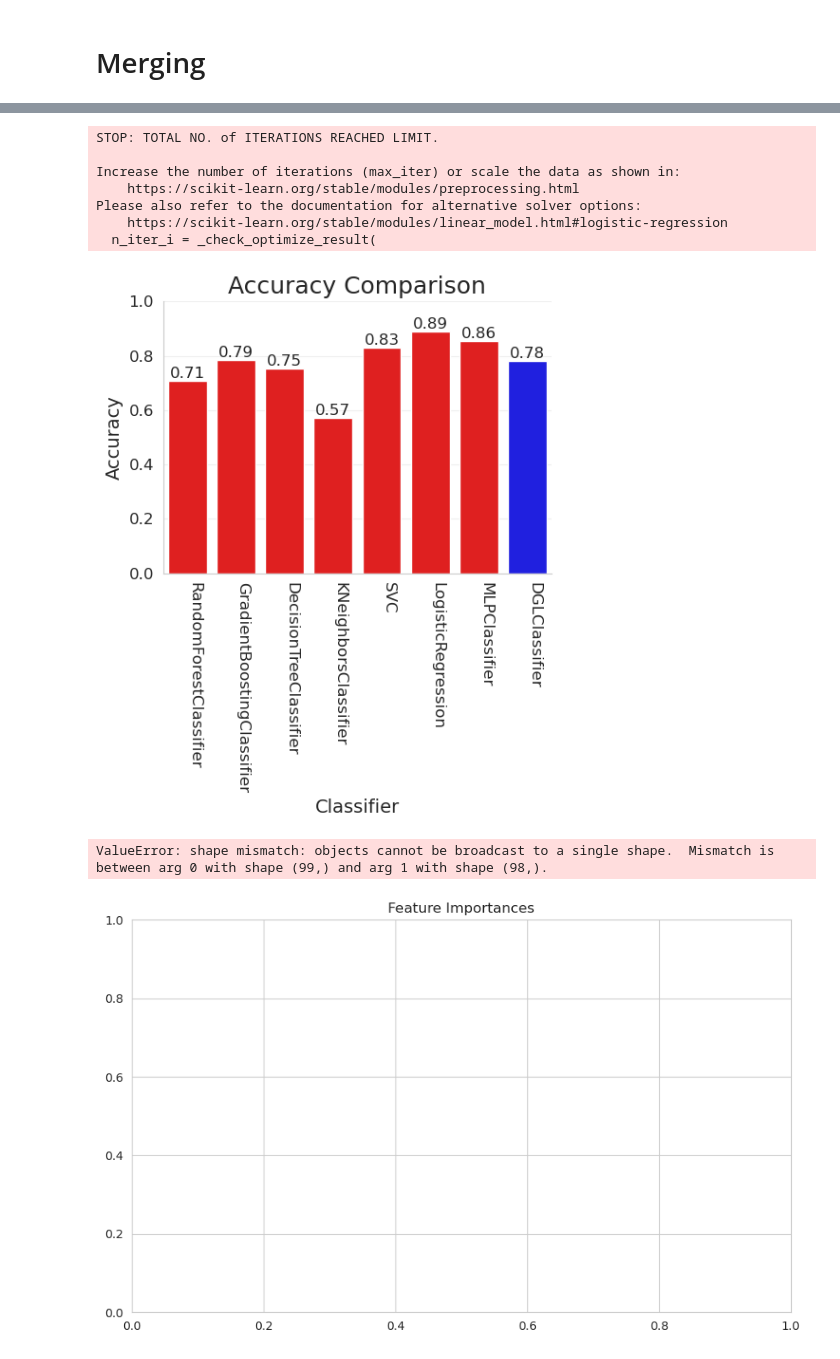
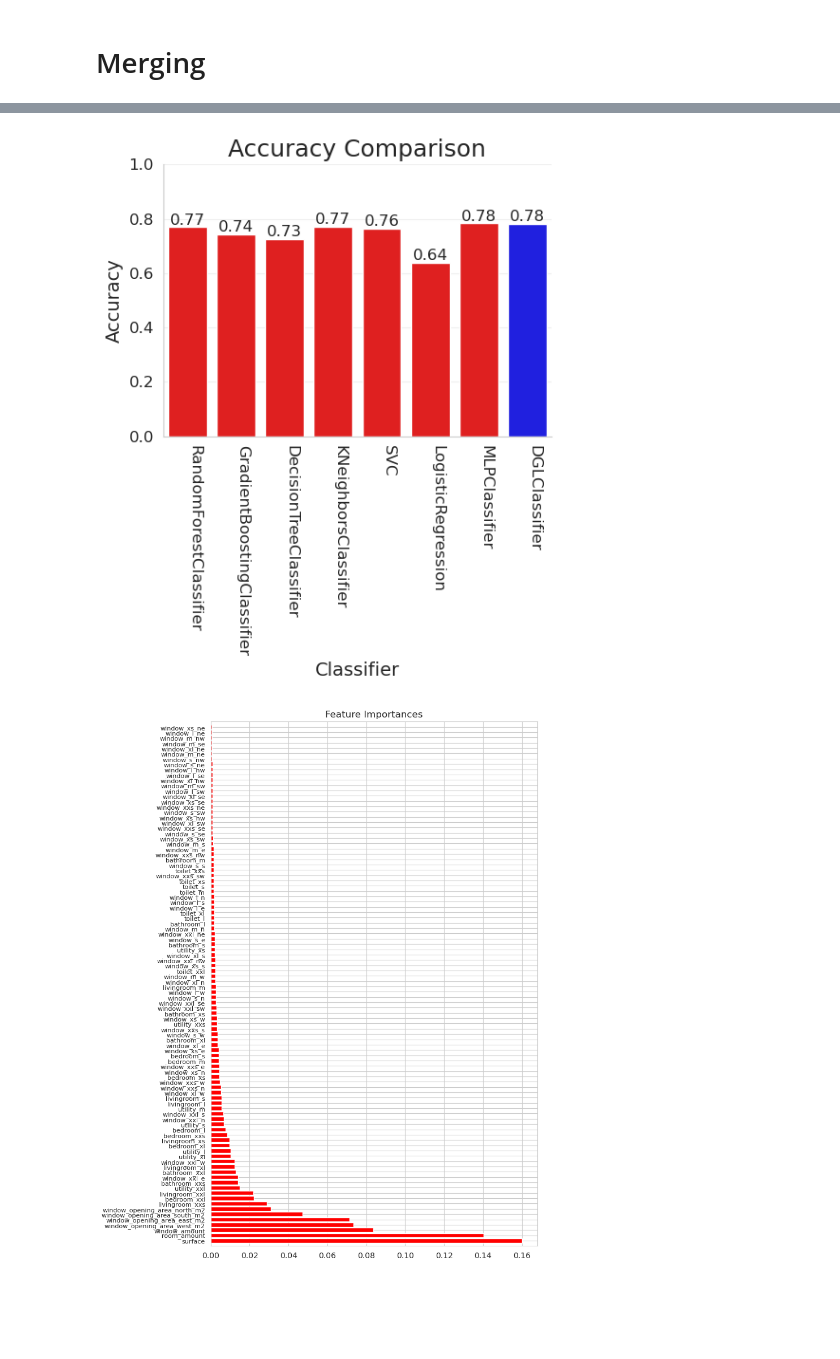
Before and after one commit to gmpal/apartments_energy, a Jupyter notebook: classification.ipynb, the cells around one changed output, grey strips where cells are left out. Saved outputs shown, nothing was run; the diff lists cells and outputs as text; code cells hidden in the pictures; blank space fills up the shorter version.

Commit message:
kfold class and started regression

```diff
--- a/classification.ipynb
+++ b/classification.ipynb
@@ -635,3 +635,9 @@ data_outputs = data[output_col]
 info_encoded = pd.read_csv('./data/info_encoded.csv')
 info_encoded_inputs = info_encoded[labels]
 merged_data = pd.concat([data_inputs, info_encoded_inputs, data_outputs], axis=1)
+# %%
+#import MinMaxScaler
+from sklearn.preprocessing import MinMaxScaler
+#minmax scale merged_data[input_cols] to [0,5]
+scaler = MinMaxScaler(feature_range=(0,5))
+merged_data[input_cols] = scaler.fit_transform(merged_data[input_cols])
@@ -714,14 +756,6 @@ classifiers.append(DGLClassifier())
 accuracies.append(accuracy)
 confusion_matrices.append(cm)
 classification_reports.append(cr)
-# %% [output]
-STOP: TOTAL NO. of ITERATIONS REACHED LIMIT.
-
-Increase the number of iterations (max_iter) or scale the data as shown in:
-    https://scikit-learn.org/stable/modules/preprocessing.html
-Please also refer to the documentation for alternative solver options:
-    https://scikit-learn.org/stable/modules/linear_model.html#logistic-regression
-  n_iter_i = _check_optimize_result(
 # %%
 # Set figure size and style
 plt.figure(figsize=(5, 6))
@@ -755,23 +789,22 @@ plt.savefig('accuracy_comparison_reds.svg', format='svg', dpi=1200)
 # Show plot
 plt.show()
 # %% [output]
-[figure, old version]
+[figure, new version]
 # %%
 rf = RandomForestClassifier(n_estimators=100, max_depth=10, random_state=0)
 rf.fit(merged_data[input_cols], data[output_col])
 
 # Get feature importances and indices
 importances = rf.feature_importances_
 indices = np.argsort(importances)[::-1]
 
-# Plot feature importances
-plt.figure(figsize=(10, 6))
+# Plot feature importances horizontally
+plt.figure(figsize=(8, 10))
 plt.title("Feature Importances")
-plt.bar(range(merged_data[input_cols].shape[1]), importances[indices], color="r", align="center")
-plt.xticks(range(merged_data[input_cols].shape[1]), merged_data.columns[indices], rotation=-90, ha='left', fontsize=6)
-plt.xlim([-1, merged_data[input_cols].shape[1]])
+plt.barh(range(merged_data[input_cols].shape[1]), importances[indices], color="r", align="center")
+plt.yticks(range(merged_data[input_cols].shape[1]), merged_data.columns[indices], fontsize=8)
+plt.ylim([-1, merged_data[input_cols].shape[1]])
 plt.tight_layout()
 plt.show()
 # %% [output]
-ValueError: shape mismatch: objects cannot be broadcast to a single shape.  Mismatch is between arg 0 with shape (99,) and arg 1 with shape (98,).
-[figure, old version]
+[figure, new version]
```
Also changed, not shown: parts of 6 cells of this notebook, 40 other files.
